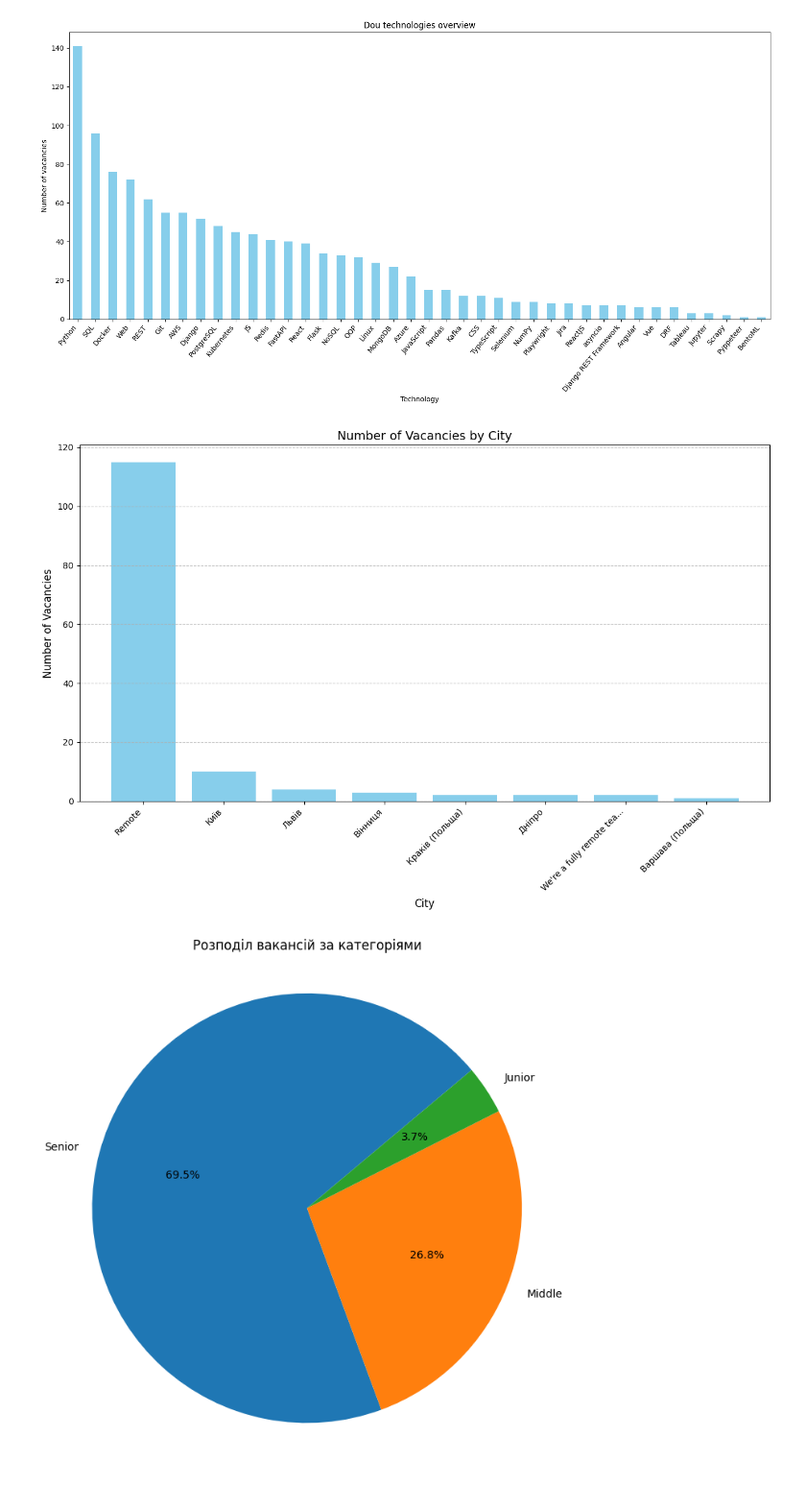
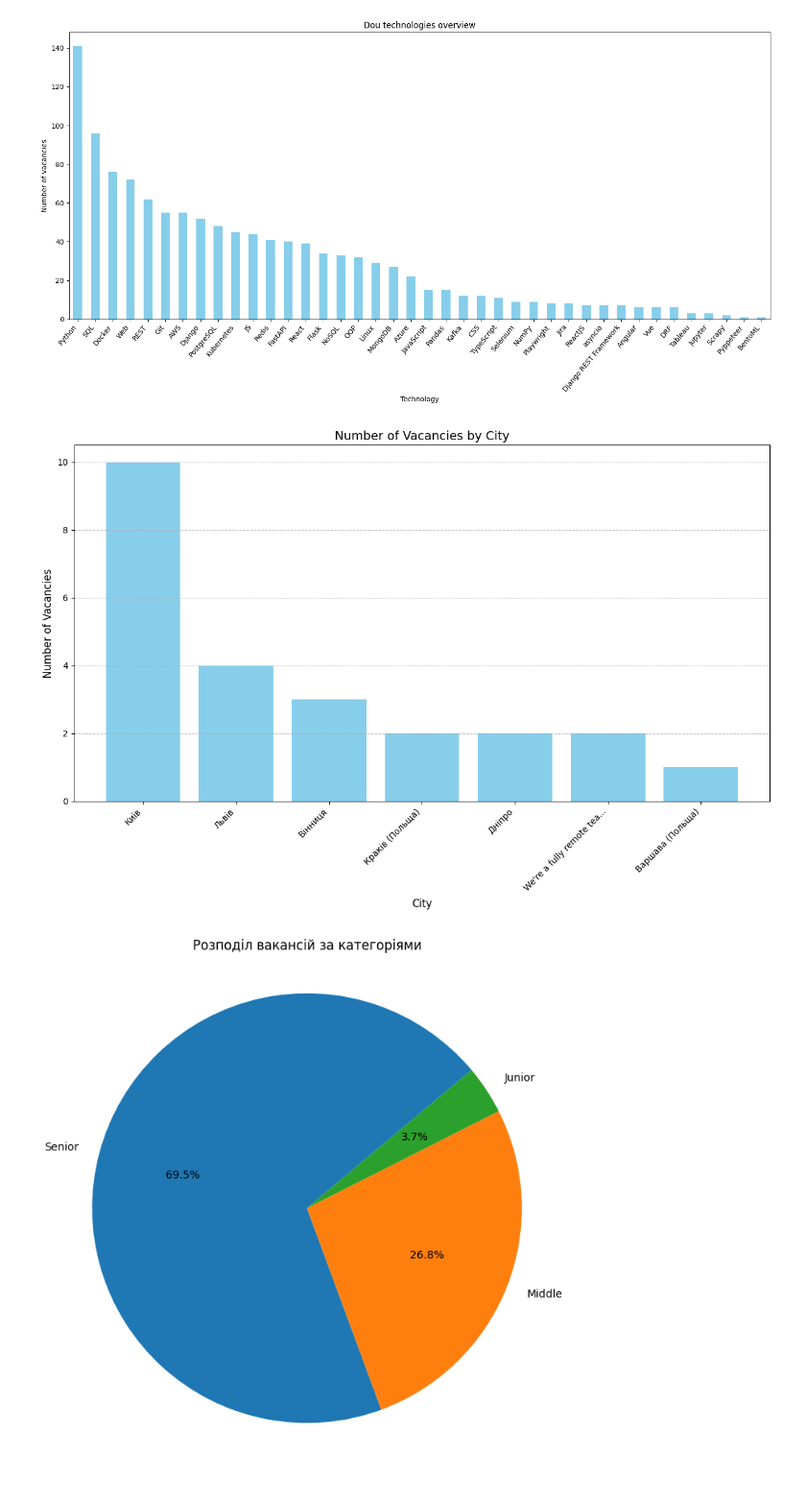
Before and after one commit to b3v3kt0r/scrapping-da-dou, a Jupyter notebook: data_analysis/da.ipynb, the cells around one changed output. Shown: that part at 96% size. Drawn from its saved outputs; the diff is of its cells as text; code cells hidden in the pictures.

```diff
--- a/data_analysis/da.ipynb
+++ b/data_analysis/da.ipynb
@@ -31,34 +31,35 @@ def normalize_city(city):
         return city.split(",")[0].strip()
     if len(city) > 25:
         return city[:25] + "..."
     return city.strip()
 
 df["normalized_city"] = df["city"].apply(normalize_city)
 
 vacancy_count_by_city = df["normalized_city"].value_counts().reset_index()
 vacancy_count_by_city.columns = ["city", "vacancy_count"]
 
 vacancy_count_by_city = vacancy_count_by_city[vacancy_count_by_city["city"] != "Unknown"]
+vacancy_count_by_city = vacancy_count_by_city[vacancy_count_by_city["city"] != "Remote"]
 vacancy_count_by_city = vacancy_count_by_city.sort_values(by="vacancy_count", ascending=False)
 
 plt.figure(figsize=(12, 8))
 plt.bar(
     vacancy_count_by_city["city"],
     vacancy_count_by_city["vacancy_count"],
     color="skyblue",
 )
 plt.xlabel("City", fontsize=12)
 plt.ylabel("Number of Vacancies", fontsize=12)
 plt.title("Number of Vacancies by City", fontsize=14)
 plt.xticks(rotation=45, ha='right', fontsize=10)
 plt.yticks(fontsize=10)
 plt.grid(axis="y", linestyle='--', alpha=0.7)
 
 plt.tight_layout()
 plt.savefig("images/vacancies_by_city.png")
 plt.show()
 # %% [output]
-[figure, old version]
+[figure, new version]
 # %%
 def extract_category(title):
     if "senior" in title.lower():
```
